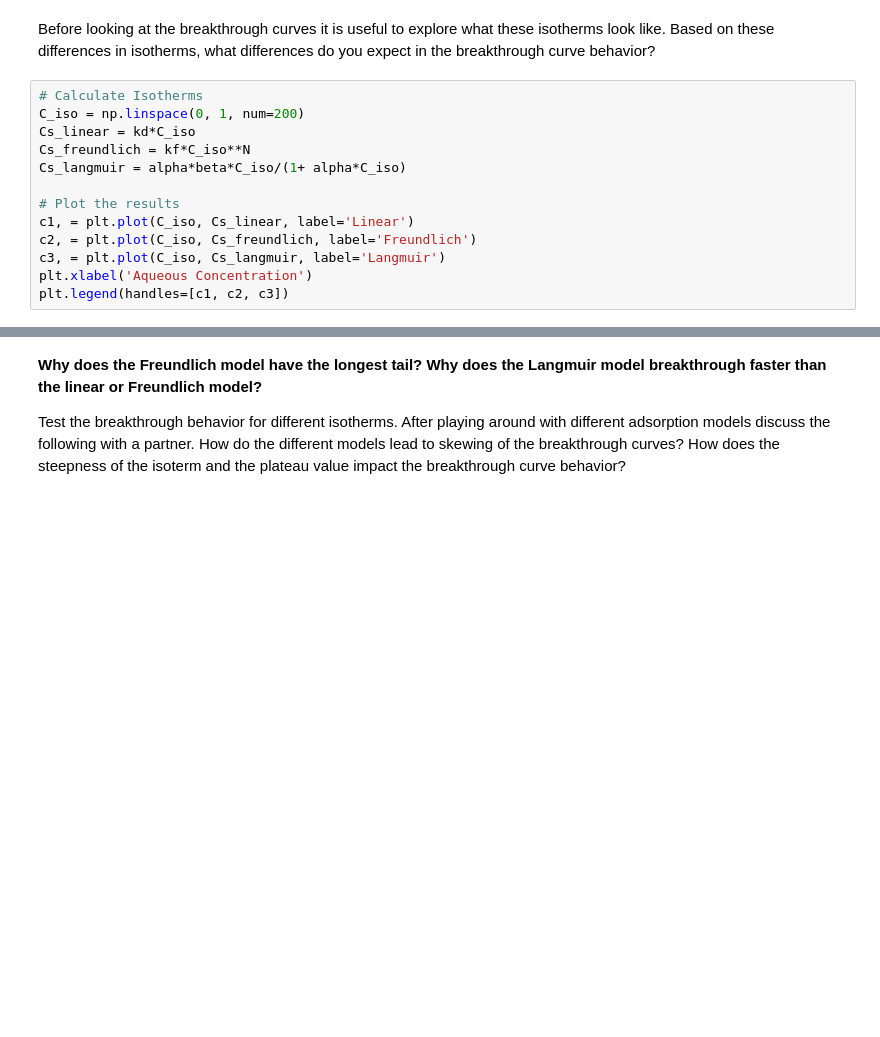
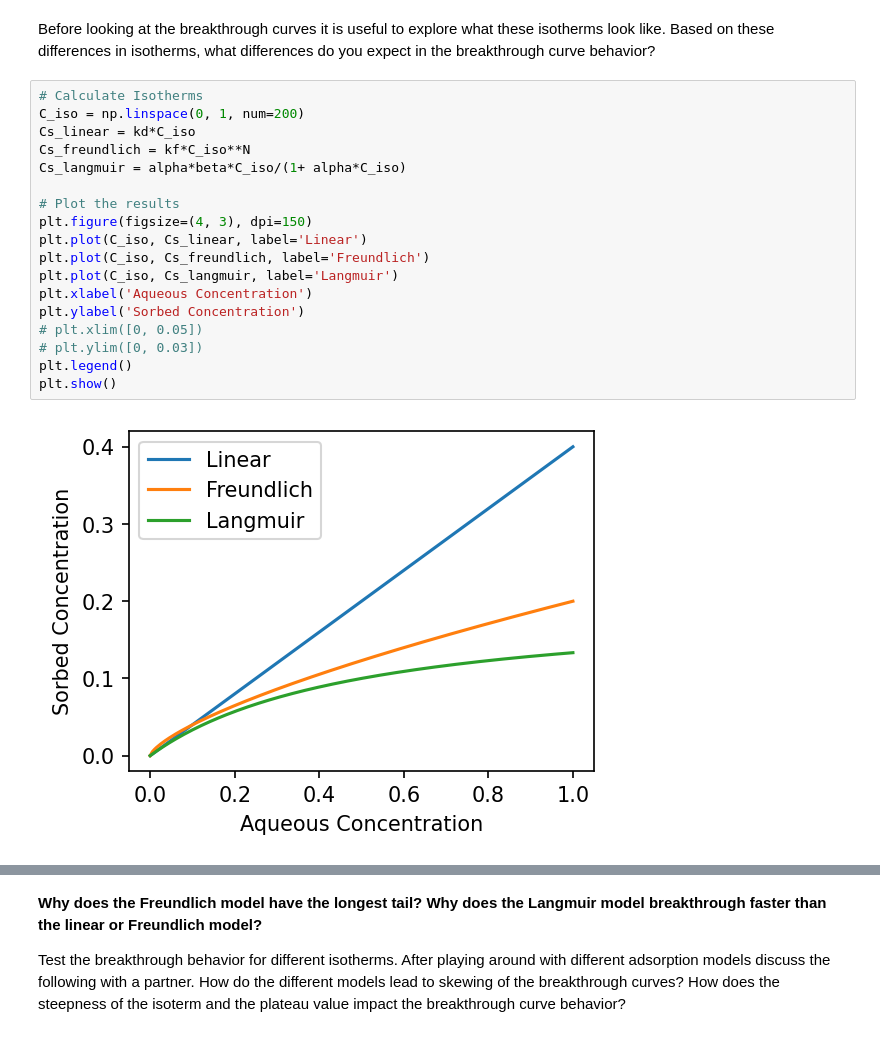
Before and after one commit to zahasky/Contaminant-Hydrogeology-Activities, a Jupyter notebook: FloPy 1D Reactions.ipynb, the cells around one changed output, grey strips where cells are left out. Saved outputs shown, nothing was run; the diff lists cells and outputs as text; blank space fills up the shorter version.

```diff
--- a/FloPy 1D Reactions.ipynb
+++ b/FloPy 1D Reactions.ipynb
@@ -396,14 +422,21 @@ Before looking at the breakthrough curves it is useful to explore what these iso
 # %%
 # Calculate Isotherms
 C_iso = np.linspace(0, 1, num=200)
 Cs_linear = kd*C_iso
 Cs_freundlich = kf*C_iso**N
 Cs_langmuir = alpha*beta*C_iso/(1+ alpha*C_iso)
 
 # Plot the results
-c1, = plt.plot(C_iso, Cs_linear, label='Linear')
-c2, = plt.plot(C_iso, Cs_freundlich, label='Freundlich')
-c3, = plt.plot(C_iso, Cs_langmuir, label='Langmuir')
+plt.figure(figsize=(4, 3), dpi=150)
+plt.plot(C_iso, Cs_linear, label='Linear')
+plt.plot(C_iso, Cs_freundlich, label='Freundlich')
+plt.plot(C_iso, Cs_langmuir, label='Langmuir')
 plt.xlabel('Aqueous Concentration')
-plt.legend(handles=[c1, c2, c3])
+plt.ylabel('Sorbed Concentration')
+# plt.xlim([0, 0.05])
+# plt.ylim([0, 0.03])
+plt.legend()
+plt.show()
+# %% [output]
+[figure, added]
 # %%
```
Also changed, not shown: parts of 10 cells of this notebook, 5 other files.
